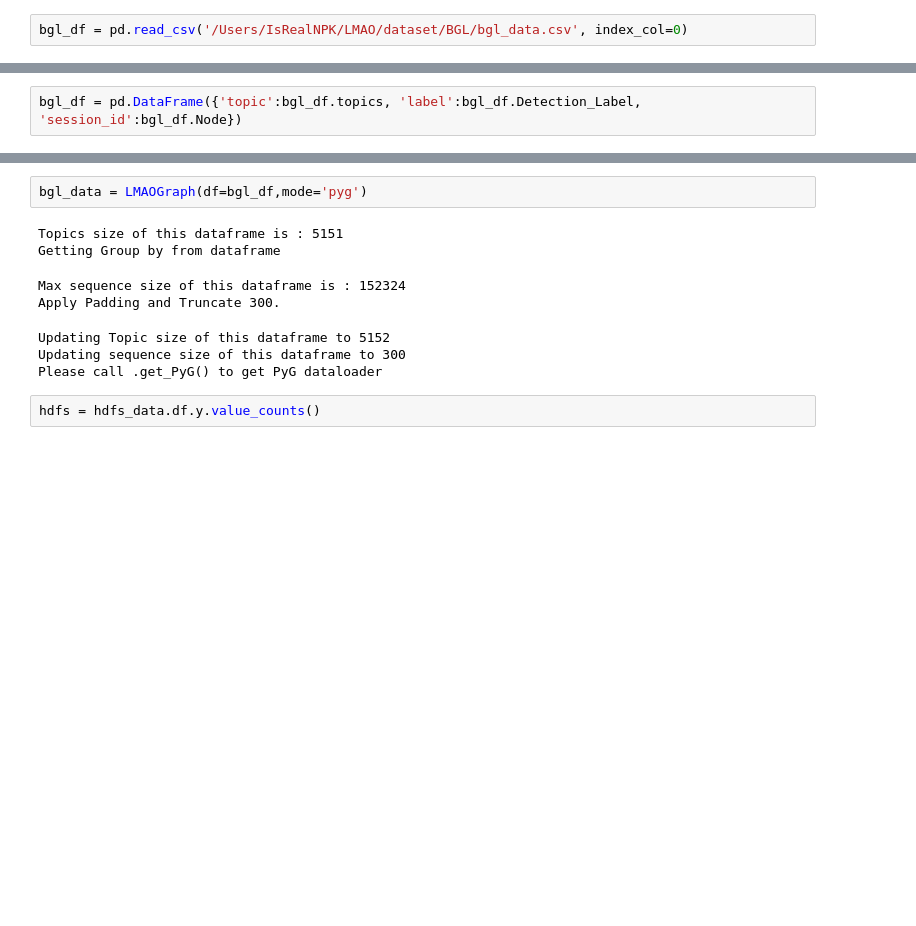
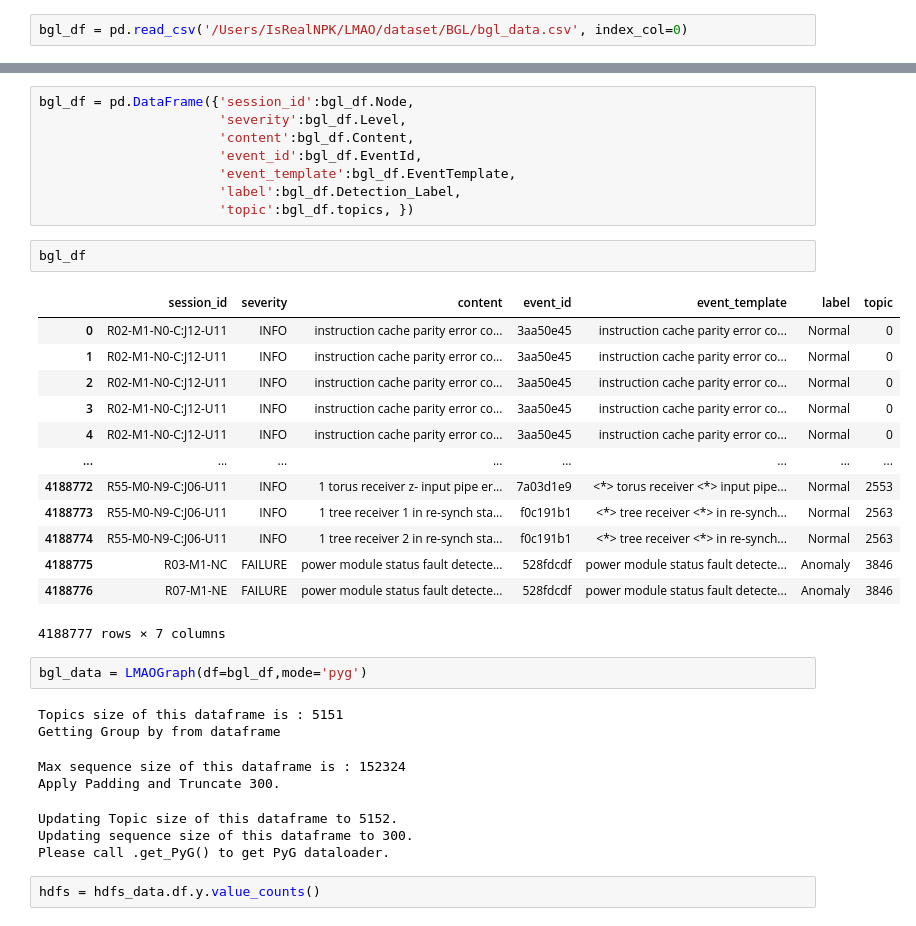
Before and after one commit to northnpk/LMAO, a Jupyter notebook: example_hdfs.ipynb, the cells around one changed output, grey strips where cells are left out. Drawn from its saved outputs; the diff is of its cells as text; blank space fills up the shorter version.

```diff
--- a/example_hdfs.ipynb
+++ b/example_hdfs.ipynb
@@ -146,2 +209,0 @@ bgl_df.sample(5).drop(columns=['Label', 'Date', 'Timestamp']).sort_index()
-# %%
-bgl_df = pd.DataFrame({'topic':bgl_df.topics, 'label':bgl_df.Detection_Label, 'session_id':bgl_df.Node})
@@ -148,3 +217,27 @@ bgl_df = pd.DataFrame({'topic':bgl_df.topics, 'label':bgl_df.Detection_Label, 's
+# %%
+bgl_df = pd.DataFrame({'session_id':bgl_df.Node,
+                       'severity':bgl_df.Level,
+                       'content':bgl_df.Content,
+                       'event_id':bgl_df.EventId,
+                       'event_template':bgl_df.EventTemplate,
+                       'label':bgl_df.Detection_Label,
+                       'topic':bgl_df.topics, })
+# %%
+bgl_df
+# %% [output]
+|  | session_id | severity | content | event_id | event_template | label | topic |
+| 0 | R02-M1-N0-C:J12-U11 | INFO | instruction cache parity error co... | 3aa50e45 | instruction cache parity error co... | Normal | 0 |
+| 1 | R02-M1-N0-C:J12-U11 | INFO | instruction cache parity error co... | 3aa50e45 | instruction cache parity error co... | Normal | 0 |
+| 2 | R02-M1-N0-C:J12-U11 | INFO | instruction cache parity error co... | 3aa50e45 | instruction cache parity error co... | Normal | 0 |
+| 3 | R02-M1-N0-C:J12-U11 | INFO | instruction cache parity error co... | 3aa50e45 | instruction cache parity error co... | Normal | 0 |
+| 4 | R02-M1-N0-C:J12-U11 | INFO | instruction cache parity error co... | 3aa50e45 | instruction cache parity error co... | Normal | 0 |
+| ... | ... | ... | ... | ... | ... | ... | ... |
+| 4188772 | R55-M0-N9-C:J06-U11 | INFO | 1 torus receiver z- input pipe er... | 7a03d1e9 | <*> torus receiver <*> input pipe... | Normal | 2553 |
+| 4188773 | R55-M0-N9-C:J06-U11 | INFO | 1 tree receiver 1 in re-synch sta... | f0c191b1 | <*> tree receiver <*> in re-synch... | Normal | 2563 |
+| 4188774 | R55-M0-N9-C:J06-U11 | INFO | 1 tree receiver 2 in re-synch sta... | f0c191b1 | <*> tree receiver <*> in re-synch... | Normal | 2563 |
+| 4188775 | R03-M1-NC | FAILURE | power module status fault detecte... | 528fdcdf | power module status fault detecte... | Anomaly | 3846 |
+| 4188776 | R07-M1-NE | FAILURE | power module status fault detecte... | 528fdcdf | power module status fault detecte... | Anomaly | 3846 |
+4188777 rows × 7 columns
 # %%
 bgl_data = LMAOGraph(df=bgl_df,mode='pyg')
 # %% [output]
@@ -152,9 +245,9 @@ Topics size of this dataframe is : 5151
 Getting Group by from dataframe
 Max sequence size of this dataframe is : 152324
 Apply Padding and Truncate 300.
-Updating Topic size of this dataframe to 5152
-Updating sequence size of this dataframe to 300
-Please call .get_PyG() to get PyG dataloader
+Updating Topic size of this dataframe to 5152.
+Updating sequence size of this dataframe to 300.
+Please call .get_PyG() to get PyG dataloader.
 # %%
 hdfs = hdfs_data.df.y.value_counts()
 # %%
```
Also changed, not shown: parts of 10 cells of this notebook, 37 other files.
